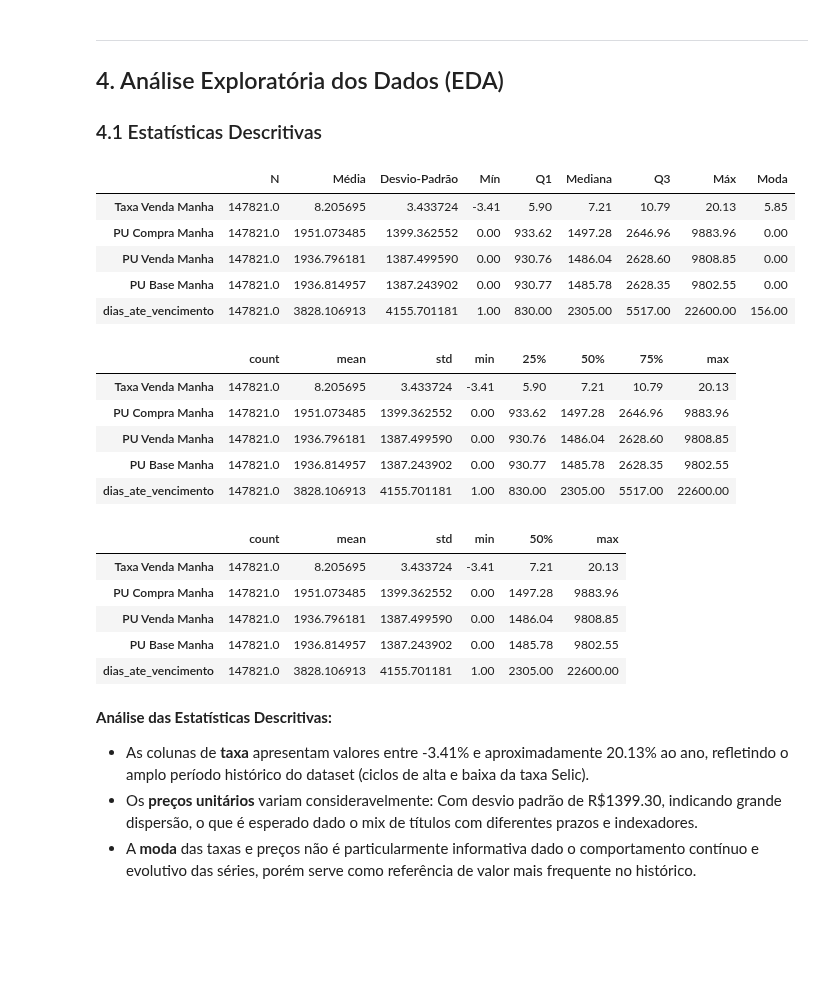
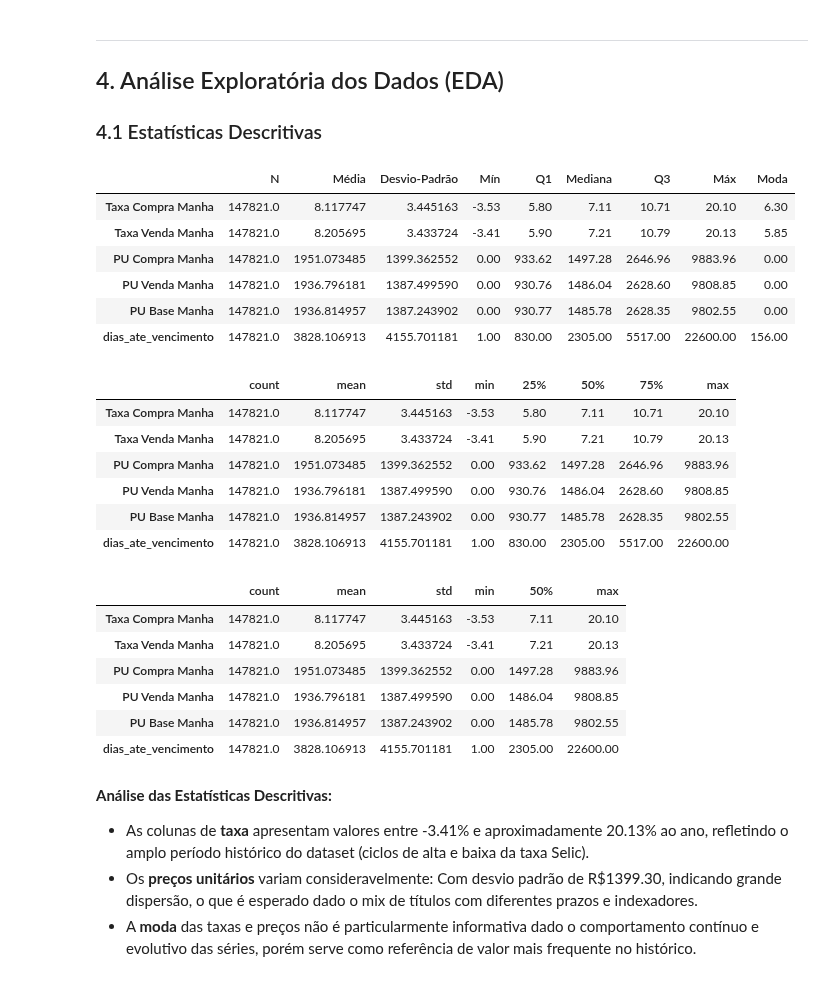
Before and after one commit to marciomocellin/analise-tesouro-direto, a Jupyter notebook: analise_tesouro_direto.ipynb, the cells around one changed output. Saved outputs shown, nothing was run; the diff lists cells and outputs as text; code cells hidden in the pictures; blank space fills up the shorter version.

```diff
--- a/analise_tesouro_direto.ipynb
+++ b/analise_tesouro_direto.ipynb
@@ -592,17 +592,18 @@ O one-hot encoding gerou uma coluna binária para cada tipo de título. Ao utili
 ### 4.1 Estatísticas Descritivas
 # %%
 # Cópia de trabalho preservando o dataset original
-df = df_final.iloc[:, 3:8].copy()
+df = df_final.iloc[:, 2:8].copy()
 
 # Resumo estatístico das colunas numéricas
 desc = df.describe().T
 desc["median"] = df.describe(percentiles=[0.5]).T["50%"]
 desc["mode"] = df[desc.index].mode().iloc[0]
 desc = desc[["count", "mean", "std", "min", "25%", "median", "75%", "max", "mode"]]
 desc.columns = ["N", "Média", "Desvio-Padrão", "Mín", "Q1", "Mediana", "Q3", "Máx", "Moda"]
 desc
 # %% [output]
 |  | N | Média | Desvio-Padrão | Mín | Q1 | Mediana | Q3 | Máx | Moda |
+| Taxa Compra Manha | 147821.0 | 8.117747 | 3.445163 | -3.53 | 5.80 | 7.11 | 10.71 | 20.10 | 6.30 |
 | Taxa Venda Manha | 147821.0 | 8.205695 | 3.433724 | -3.41 | 5.90 | 7.21 | 10.79 | 20.13 | 5.85 |
 | PU Compra Manha | 147821.0 | 1951.073485 | 1399.362552 | 0.00 | 933.62 | 1497.28 | 2646.96 | 9883.96 | 0.00 |
 | PU Venda Manha | 147821.0 | 1936.796181 | 1387.499590 | 0.00 | 930.76 | 1486.04 | 2628.60 | 9808.85 | 0.00 |
@@ -613,6 +614,7 @@ desc = df.describe().T
 desc
 # %% [output]
 |  | count | mean | std | min | 25% | 50% | 75% | max |
+| Taxa Compra Manha | 147821.0 | 8.117747 | 3.445163 | -3.53 | 5.80 | 7.11 | 10.71 | 20.10 |
 | Taxa Venda Manha | 147821.0 | 8.205695 | 3.433724 | -3.41 | 5.90 | 7.21 | 10.79 | 20.13 |
 | PU Compra Manha | 147821.0 | 1951.073485 | 1399.362552 | 0.00 | 933.62 | 1497.28 | 2646.96 | 9883.96 |
 | PU Venda Manha | 147821.0 | 1936.796181 | 1387.499590 | 0.00 | 930.76 | 1486.04 | 2628.60 | 9808.85 |
@@ -622,6 +624,7 @@ desc
 df.describe(percentiles=[0.5]).T
 # %% [output]
 |  | count | mean | std | min | 50% | max |
+| Taxa Compra Manha | 147821.0 | 8.117747 | 3.445163 | -3.53 | 7.11 | 20.10 |
 | Taxa Venda Manha | 147821.0 | 8.205695 | 3.433724 | -3.41 | 7.21 | 20.13 |
 | PU Compra Manha | 147821.0 | 1951.073485 | 1399.362552 | 0.00 | 1497.28 | 9883.96 |
 | PU Venda Manha | 147821.0 | 1936.796181 | 1387.499590 | 0.00 | 1486.04 | 9808.85 |
```
Also changed, not shown: parts of 5 cells of this notebook.
